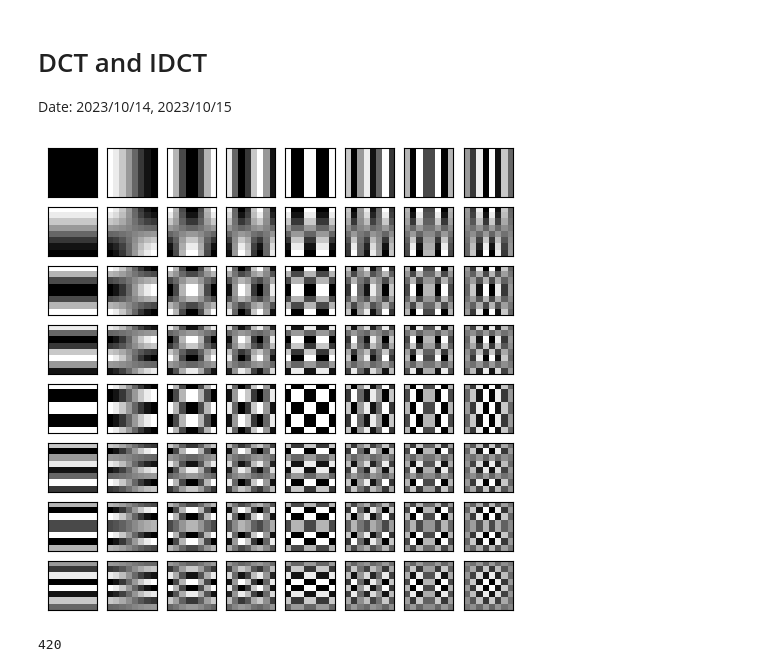
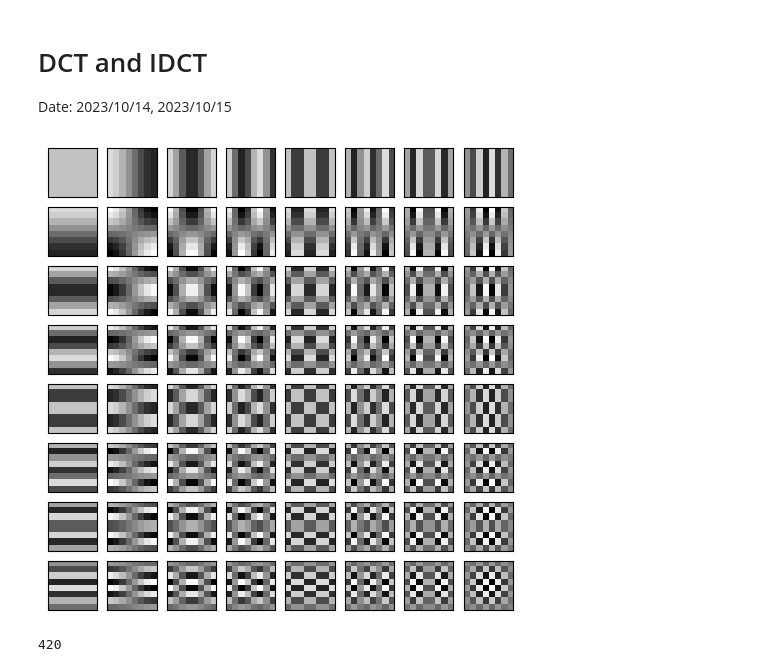
Before and after one commit to araobp/data-science, a Jupyter notebook: RockPaperScissors/DCT and IDCT.ipynb, the cells around one changed output. Cells and saved outputs as stored; diff of their text form; code cells hidden in the pictures.

```diff
--- a/RockPaperScissors/DCT and IDCT.ipynb
+++ b/RockPaperScissors/DCT and IDCT.ipynb
@@ -16,17 +16,23 @@ SCREENSHOTS_FOLDER = '../python/ThermographyGUI/screenshots/'
 # %%
 fig, axes = plt.subplots(8,8, figsize=(6,6))
 patterns = np.zeros([8,8,8,8])
 for i in range(8):
     for j in range(8):
         dcted = np.zeros([8,8])
         dcted[i,j] = 1
         img = idct(idct(dcted, norm='ortho').T, norm='ortho').T
-        axes[i,j].set_xticks([])
-        axes[i,j].set_yticks([])
-        axes[i,j].imshow(img, cmap='gray')
         patterns[i,j,:,:] = img
+
+vmin = patterns.min()
+vmax = patterns.max()
+
+for i in range(8):
+    for j in range(8):
+        axes[i, j].set_xticks([])
+        axes[i, j].set_yticks([])
+        axes[i, j].imshow(patterns[i, j], cmap='gray', vmin=vmin, vmax=vmax)
 # %% [output]
-[figure, old version]
+[figure, new version]
 # %%
 data_files = glob.glob(DATA_FOLDER+'*.csv')
 len(data_files)
```
